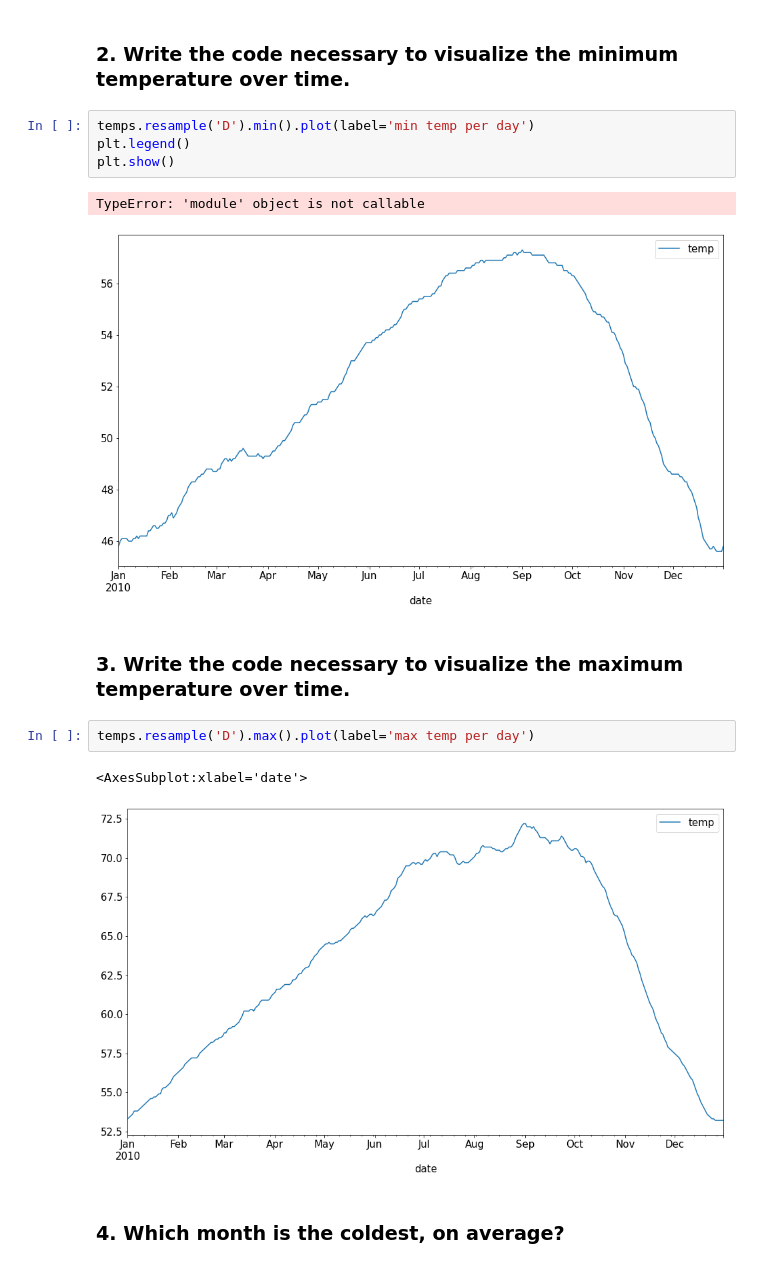
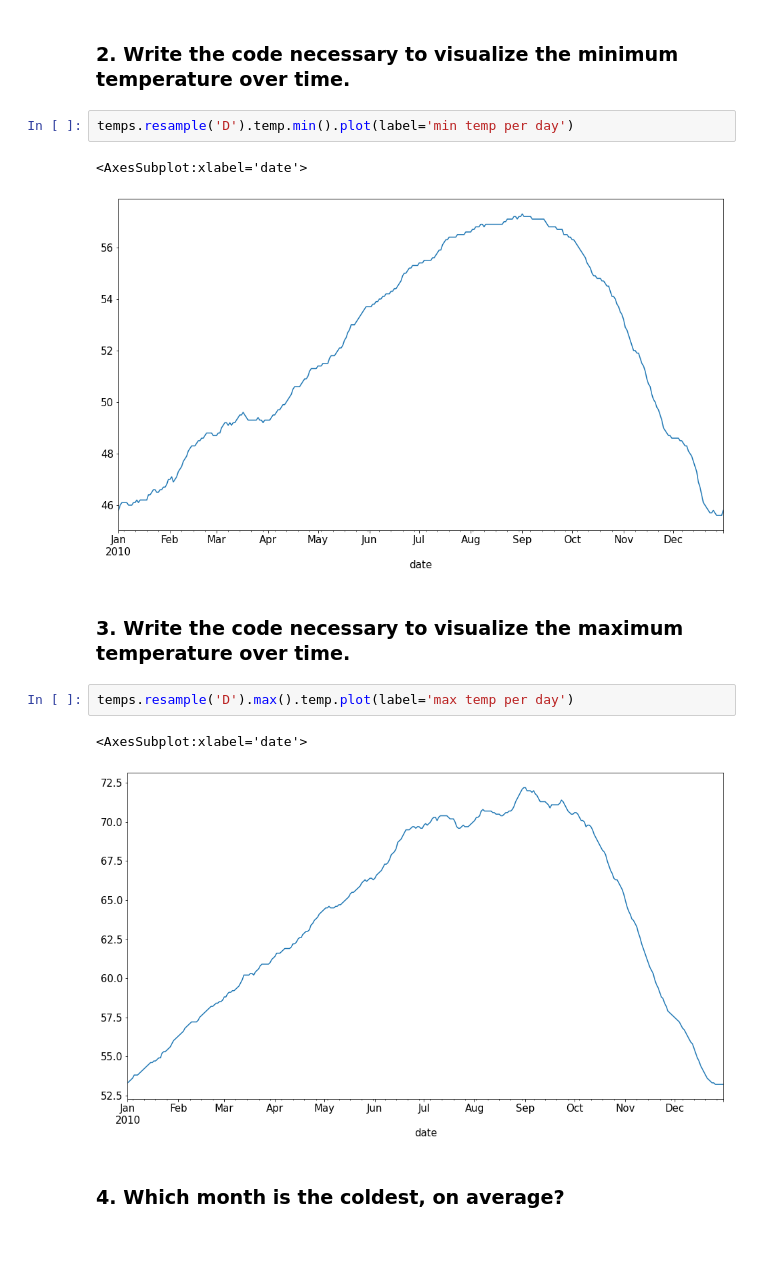
Before and after one commit to cristinalucin/time-series-exercises, a Jupyter notebook: data_acquisition.ipynb, the cells around one changed output. Saved outputs shown, nothing was run; the diff lists cells and outputs as text.

Commit message:
completed date time exercises

```diff
--- a/data_acquisition.ipynb
+++ b/data_acquisition.ipynb
@@ -816,18 +49,16 @@ temps.resample('D').mean().plot(label='Daily')
 # %% [markdown]
 ### 2. Write the code necessary to visualize the minimum temperature over time.
 # %%
-temps.resample('D').min().plot(label='min temp per day')
-plt.legend()
-plt.show()
+temps.resample('D').temp.min().plot(label='min temp per day')
 # %% [output]
-TypeError: 'module' object is not callable
+<AxesSubplot:xlabel='date'>
-[figure, old version]
+[figure, new version]
 # %% [markdown]
 ### 3. Write the code necessary to visualize the maximum temperature over time.
 # %%
-temps.resample('D').max().plot(label='max temp per day')
+temps.resample('D').max().temp.plot(label='max temp per day')
 # %% [output]
 <AxesSubplot:xlabel='date'>
-[figure, old version]
+[figure, new version]
 # %% [markdown]
 ### 4. Which month is the coldest, on average?
```
Also changed, not shown: parts of 128 cells of this notebook.
